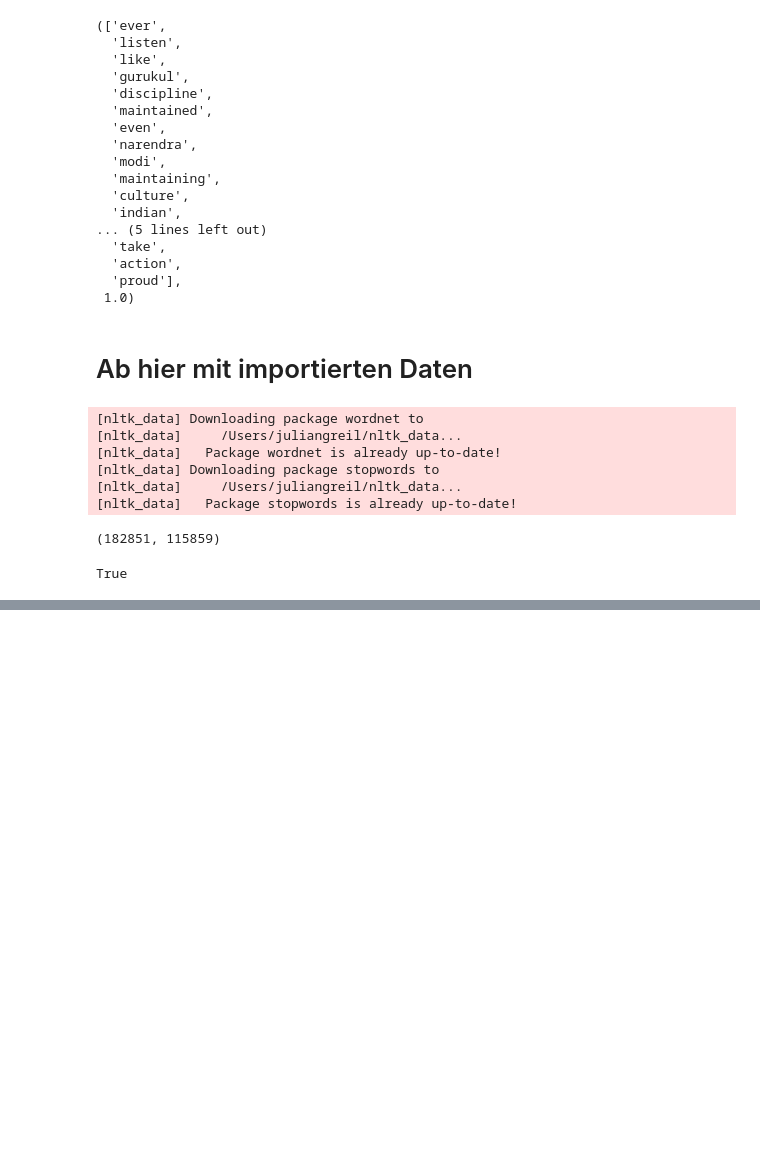
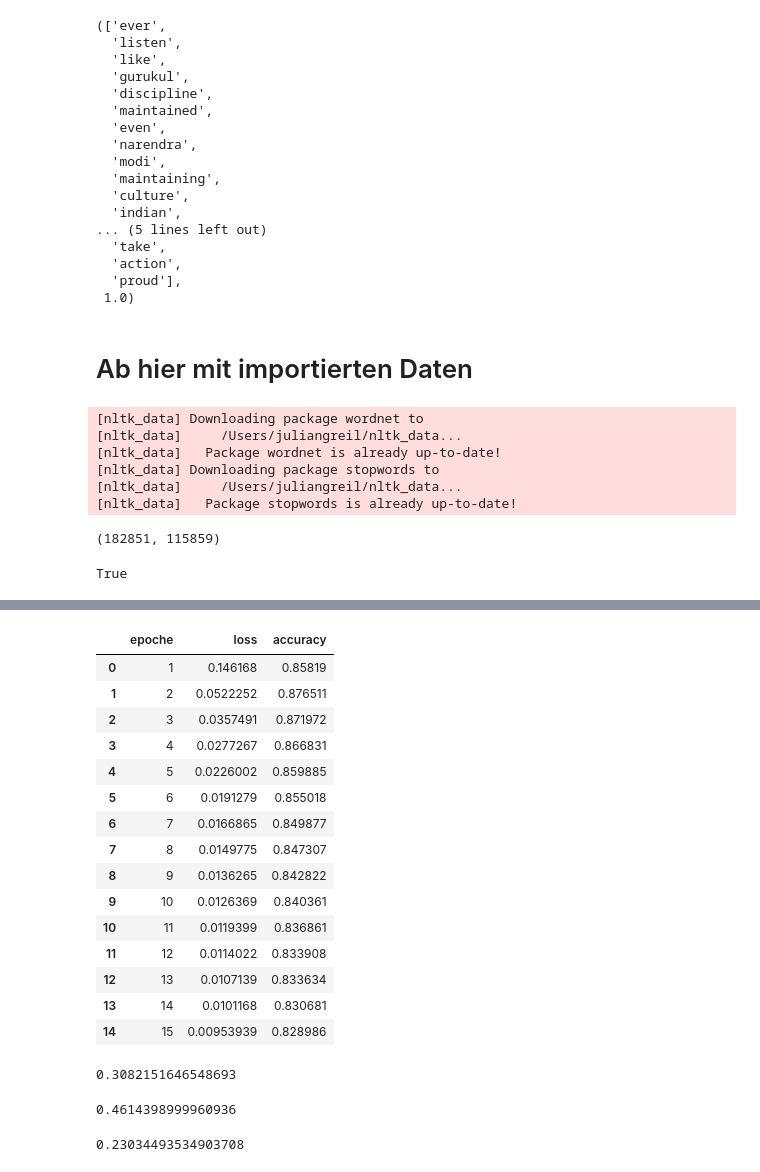
Before and after one commit to michael-spengler/CryptoSentiment, a Jupyter notebook: Sentiment_twitter_reddit.ipynb, the cells around one changed output, grey strips where cells are left out. Cells and saved outputs as stored; diff of their text form; code cells hidden in the pictures; blank space fills up the shorter version.

```diff
--- a/Sentiment_twitter_reddit.ipynb
+++ b/Sentiment_twitter_reddit.ipynb
@@ -188,8 +188,8 @@ for i in range(data_rep.shape[0]):
 # %%
 random.shuffle(rep_list)
 # %%
-train_ = rep_list[:int(len(rep_list)*0.9)]
-test_ = rep_list[int(len(rep_list)*0.9):]
+train_ = rep_list[:int(len(rep_list)*0.6)]
+test_ = rep_list[int(len(rep_list)*0.6):int(len(rep_list)*0.7)]
 # %%
 device = torch.device('cpu' if not torch.cuda.is_available() else 'cuda')
 def create_batches(liste, batch_size = 64, num_classes = 3):
@@ -200,7 +200,7 @@ def create_batches(liste, batch_size = 64, num_classes = 3):
     targets = list()
     target = list()
 
-    for i, (d, t) in enumerate(liste):
+    for i, (d, t) in enumerate(liste, start = 1):
         if i % batch_size == 0:
 
             label = np.zeros(num_classes)
@@ -208,6 +208,7 @@ def create_batches(liste, batch_size = 64, num_classes = 3):
             label[t_] = 1
             label = torch.from_numpy(label).to(device)
             target.append(label)
+            target = torch.stack(target)
             targets.append(target)
 
             d = torch.from_numpy(d).to(device)
@@ -226,6 +227,7 @@ def create_batches(liste, batch_size = 64, num_classes = 3):
             label = np.zeros(num_classes)
             t_ = 2 if t == -1 else int(t)
             label[t_] = 1
+
             label = torch.from_numpy(label).to(device)
             target.append(label)
     return batches, targets
@@ -237,31 +263,28 @@ test_batches, test_targets = create_batches(test_, batch_size = 1)
 # %%
-class Sentiment(nn.Modules):
+class Sentiment(nn.Module):
 
     def __init__(self, input_dim):
         super(Sentiment, self).__init__()
 
-        self.input_layer = nn.Linear(input_dim, input_dim//2)
-        self.hidden_layer = nn.Linear(input_dim//2, input_dim//4)
-        self.output_layer = nn.Linear(input_dim//4, 3)
+        self.input_layer = nn.Linear(input_dim, 15)
+        self.hidden_layer = nn.Linear(15, 7)
+        self.output_layer = nn.Linear(7, 3)
 
     def forward(self,x):
-
         x = F.relu(self.input_layer(x.float()))
         x = F.relu(self.hidden_layer(x))
-        x = nn.Sigmoid(self.output_layer(x))
-
+        x = torch.sigmoid(self.output_layer(x))
         return x
 
 def train():
     model.train()
     train_loss = 0
     for batch_id, batch in enumerate(train_batches):
-        target = train_targets[i]
+        target = train_targets[batch_id].float()
 
         optimizer.zero_grad()
-
-        out = model(batch)
-        loss = criterion(out, target)
+        out = model(batch).float()
+        loss = criterion(out, target).float()
 
         train_loss += loss.item()
 
@@ -271,9 +294,6 @@ def train():
     return train_loss/len(train_batches)
 
 
-
-
-
 def test():
     model.eval()
     correctly_classified = 0
@@ -281,10 +301,10 @@ def test():
     with torch.no_grad():
 
         for batch_id, batch in enumerate(test_batches):
-            target = train_targets[i]
+            target = test_targets[batch_id].float()
 
 
-            out = model(batch)
+            out = model(batch).float()
 
             out = torch.argmax(out)
             tar = torch.argmax(target)
@@ -298,6 +316,10 @@ NameError: name 'nn' is not defined
 # %%
 loss_df = pd.DataFrame(columns = ['epoche', 'loss', 'accuracy'])
-for e in (50):
+model = Sentiment(115859).float()
+optimizer = optim.Adam(model.parameters(), lr = 0.001)
+criterion = nn.MSELoss()
+for e in range(15):
+    print(e +1)
     loss_ = train()
     acc = test()
     loss_df.loc[len(loss_df),:] = [e+1, loss_, acc]
@@ -303,0 +342,19 @@ for e in (50):
+# %%
+loss_df
+# %% [output]
+|  | epoche | loss | accuracy |
+| 0 | 1 | 0.146168 | 0.85819 |
+| 1 | 2 | 0.0522252 | 0.876511 |
+| 2 | 3 | 0.0357491 | 0.871972 |
+| 3 | 4 | 0.0277267 | 0.866831 |
+| 4 | 5 | 0.0226002 | 0.859885 |
+| 5 | 6 | 0.0191279 | 0.855018 |
+| 6 | 7 | 0.0166865 | 0.849877 |
+| 7 | 8 | 0.0149775 | 0.847307 |
+| 8 | 9 | 0.0136265 | 0.842822 |
+| 9 | 10 | 0.0126369 | 0.840361 |
+| 10 | 11 | 0.0119399 | 0.836861 |
+| 11 | 12 | 0.0114022 | 0.833908 |
+| 12 | 13 | 0.0107139 | 0.833634 |
+| 13 | 14 | 0.0101168 | 0.830681 |
+| 14 | 15 | 0.00953939 | 0.828986 |
@@ -303,0 +381,12 @@ for e in (50):
+# %%
+nuller_klasse / (minuseins_klasse+nuller_klasse+einser_klasse)
+# %% [output]
+0.3082151646548693
+# %%
+einser_klasse / (minuseins_klasse+nuller_klasse+einser_klasse)
+# %% [output]
+0.4614398999960936
+# %%
+minuseins_klasse / (minuseins_klasse+nuller_klasse+einser_klasse)
+# %% [output]
+0.23034493534903708
```
Also changed, not shown: parts of 12 cells of this notebook.
